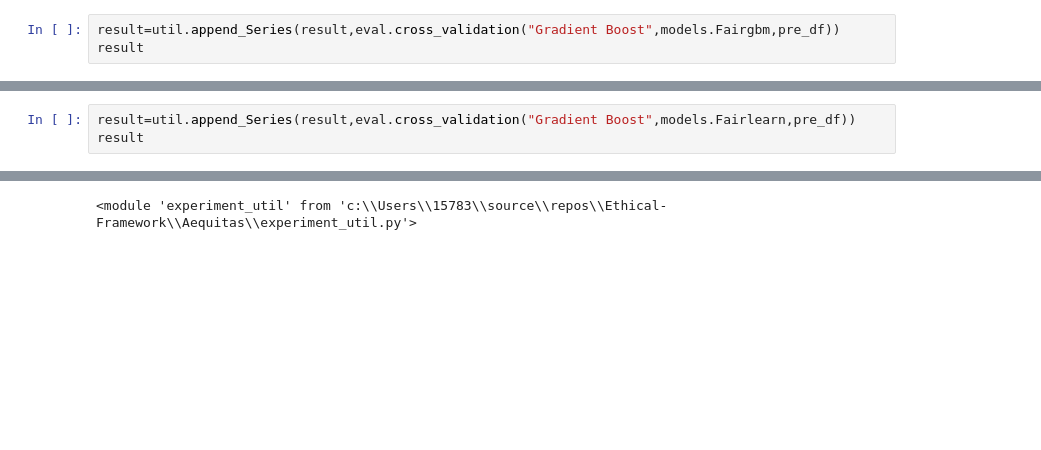
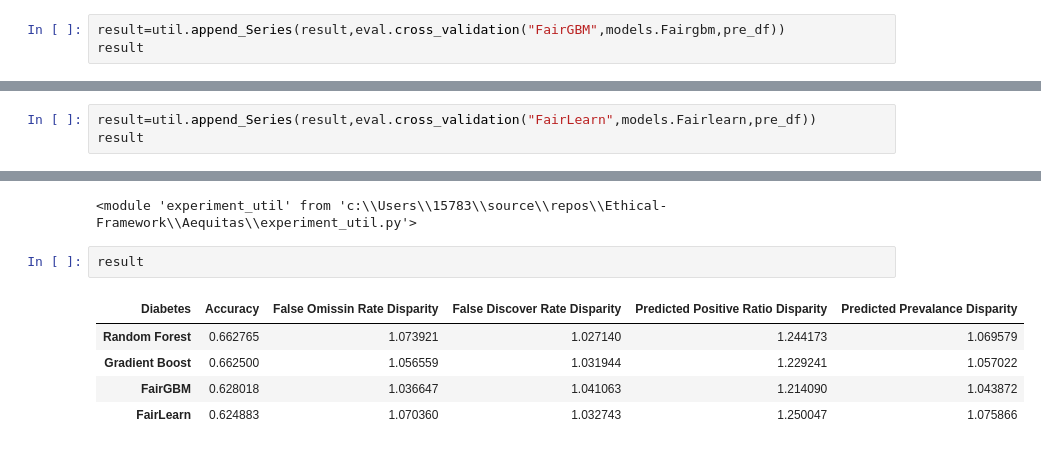
Before and after one commit to Hydracerynitis/Ethical-Framework, a Jupyter notebook: Aequitas/diabetes_experiment.ipynb, the cells around one changed output, grey strips where cells are left out. Drawn from its saved outputs; the diff is of its cells as text; blank space fills up the shorter version.

```diff
--- a/Aequitas/diabetes_experiment.ipynb
+++ b/Aequitas/diabetes_experiment.ipynb
@@ -61,3 +61,3 @@ result
 # %%
-result=util.append_Series(result,eval.cross_validation("Gradient Boost",models.Fairgbm,pre_df))
+result=util.append_Series(result,eval.cross_validation("FairGBM",models.Fairgbm,pre_df))
 result
@@ -64,3 +69,3 @@ result
 # %%
-result=util.append_Series(result,eval.cross_validation("Gradient Boost",models.Fairlearn,pre_df))
+result=util.append_Series(result,eval.cross_validation("FairLearn",models.Fairlearn,pre_df))
 result
@@ -72,3 +182,11 @@ importlib.reload(models)
 importlib.reload(util)
 # %% [output]
 <module 'experiment_util' from 'c:\\Users\\15783\\source\\repos\\Ethical-Framework\\Aequitas\\experiment_util.py'>
+# %%
+result
+# %% [output]
+| Diabetes | Accuracy | False Omissin Rate Disparity | False Discover Rate Disparity | Predicted Positive Ratio Disparity | Predicted Prevalance Disparity |
+| Random Forest | 0.662765 | 1.073921 | 1.027140 | 1.244173 | 1.069579 |
+| Gradient Boost | 0.662500 | 1.056559 | 1.031944 | 1.229241 | 1.057022 |
+| FairGBM | 0.628018 | 1.036647 | 1.041063 | 1.214090 | 1.043872 |
+| FairLearn | 0.624883 | 1.070360 | 1.032743 | 1.250047 | 1.075866 |
```
Also changed, not shown: parts of 5 cells of this notebook, 9 other files.
